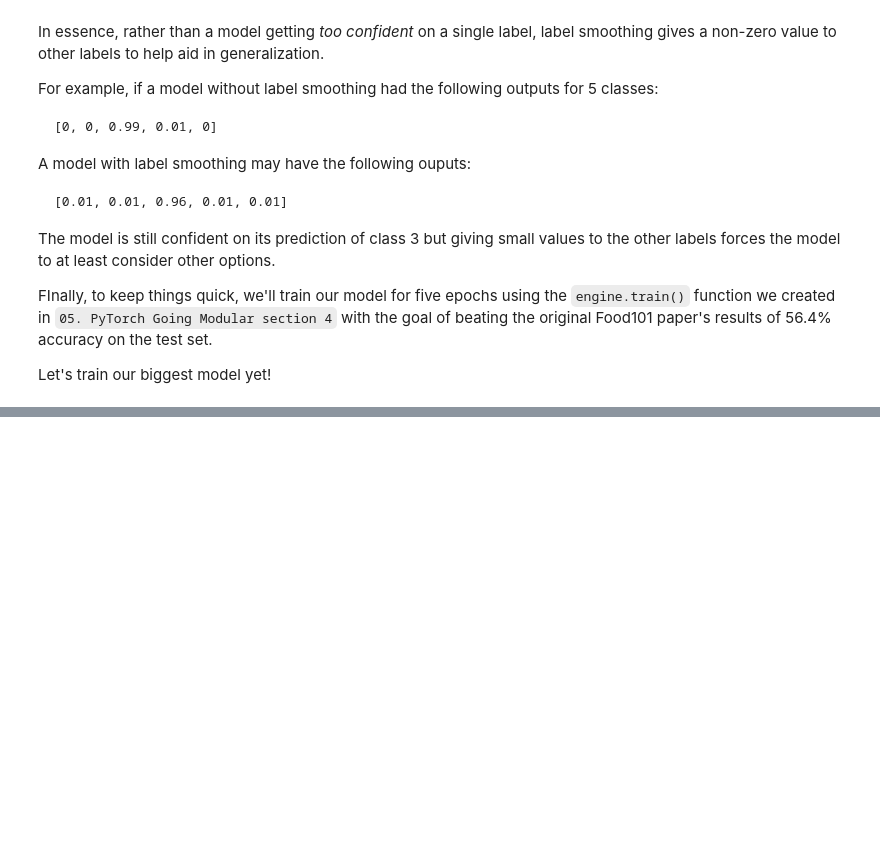
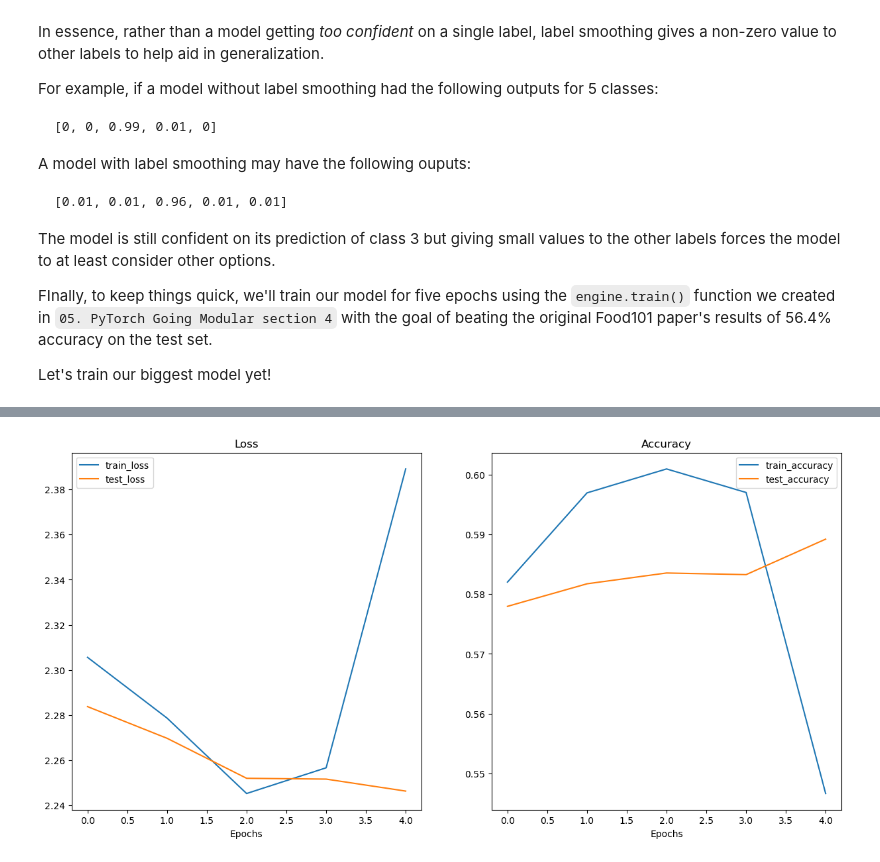
Before and after one commit to maheshsunuwar/deep-learning-pytorch, a Jupyter notebook: 09. PyTorch Model Deployment/09-pytorch-model-deployment.ipynb, the cells around one changed output, grey strips where cells are left out. Drawn from its saved outputs; the diff is of its cells as text; code cells hidden in the pictures; blank space fills up the shorter version.

```diff
--- a/09. PyTorch Model Deployment/09-pytorch-model-deployment.ipynb
+++ b/09. PyTorch Model Deployment/09-pytorch-model-deployment.ipynb
@@ -2405,0 +2447,7 @@ effnetb2_food101_results = engine.train(model=effnetb2_food101,
+# %%
+from helper_functions import plot_loss_curves
+
+# Check out the loss curves for FoodVision Big
+plot_loss_curves(effnetb2_food101_results)
+# %% [output]
+[figure, added]
```
Also changed, not shown: parts of 32 cells of this notebook, 4 other files.
